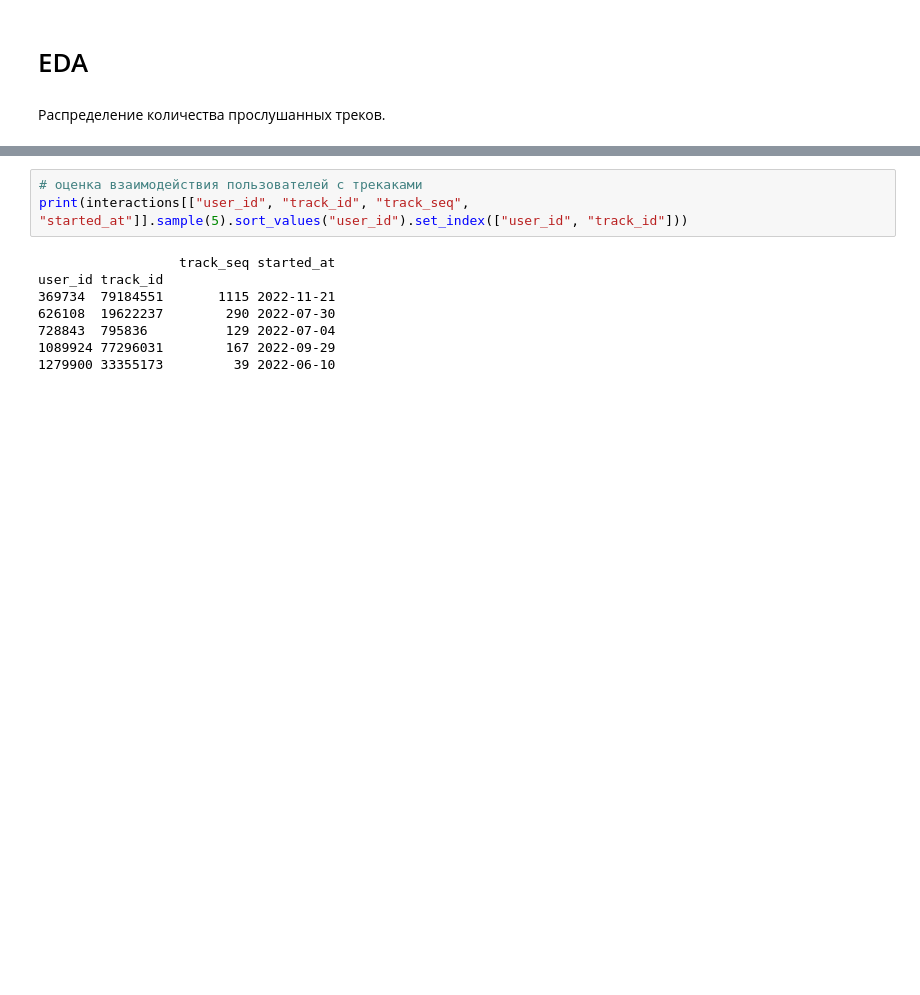
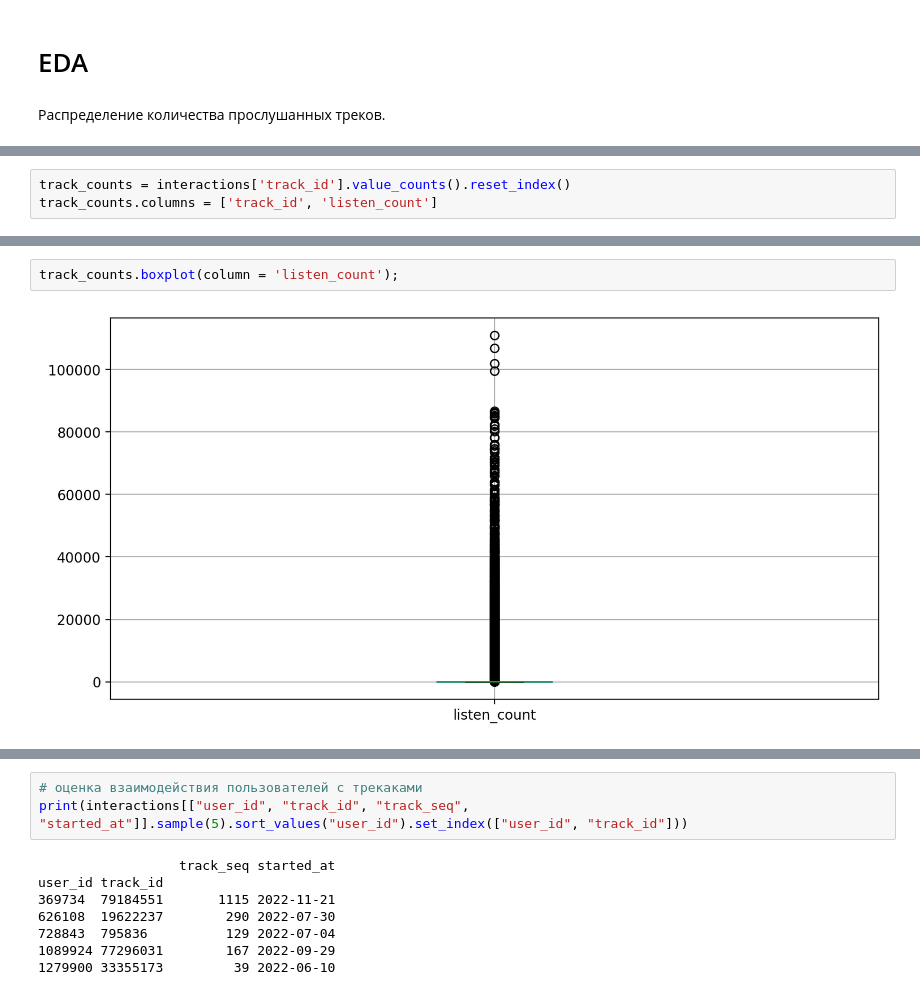
Before and after one commit to NikoMelnikov/mle-recsys-project, a Jupyter notebook: recommendations.ipynb, the cells around one changed output, grey strips where cells are left out. Drawn from its saved outputs; the diff is of its cells as text; blank space fills up the shorter version.

```diff
--- a/recommendations.ipynb
+++ b/recommendations.ipynb
@@ -283,0 +398,3 @@ print(track_play_counts)
+# %%
+track_counts = interactions['track_id'].value_counts().reset_index()
+track_counts.columns = ['track_id', 'listen_count']
@@ -283,0 +413,4 @@ print(track_play_counts)
+# %%
+track_counts.boxplot(column = 'listen_count');
+# %% [output]
+[figure, added]
```
Also changed, not shown: parts of 35 cells of this notebook.
